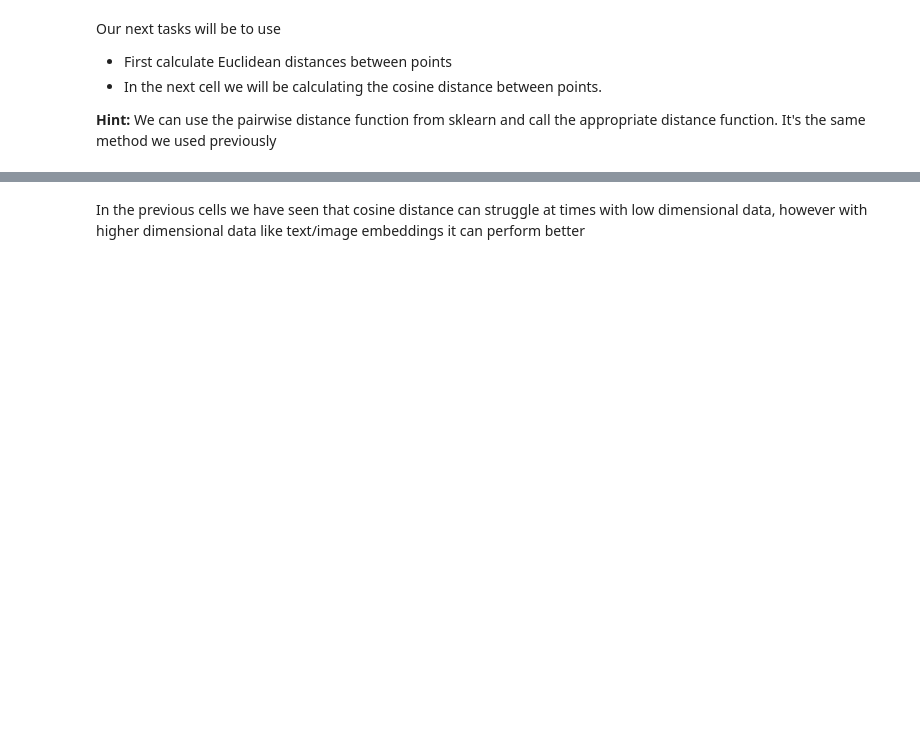
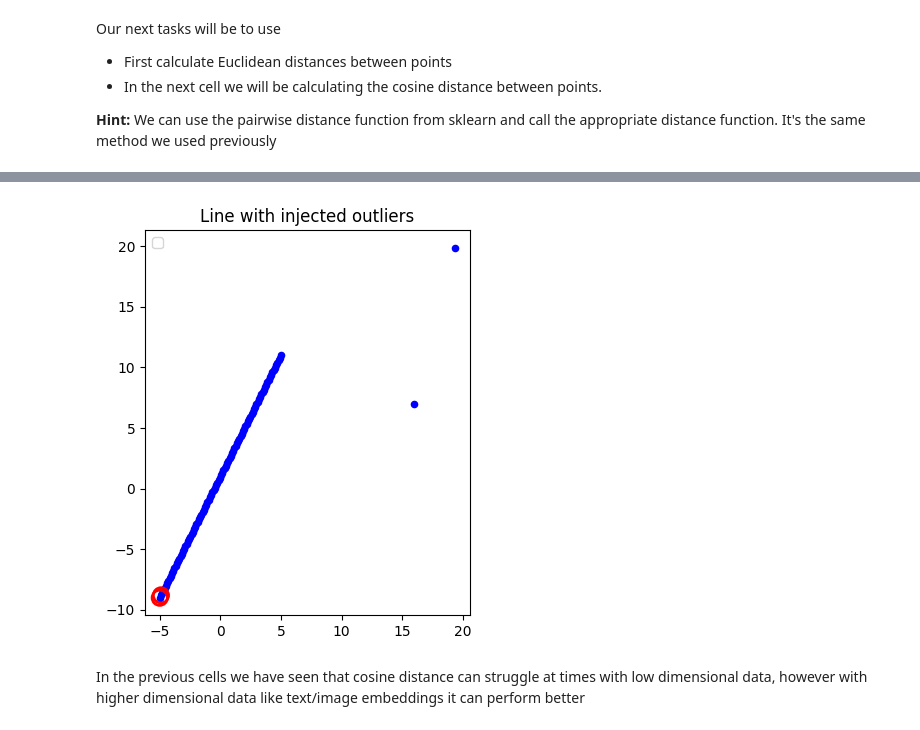
Before and after one commit to CS506-Boston-University/lab2-leeyi45, a Jupyter notebook: Lab_2.ipynb, the cells around one changed output, grey strips where cells are left out. Cells and saved outputs as stored; diff of their text form; code cells hidden in the pictures; blank space fills up the shorter version.

```diff
--- a/Lab_2.ipynb
+++ b/Lab_2.ipynb
@@ -385,36 +385,38 @@ xs = np.linspace(-5, 5, n_points)
 ys = 2 * xs + 1
 line_points = np.column_stack((xs, ys))
 
 # --- 2. Add outliers ---
 n_outliers = 2
 rng = np.random.default_rng(42)
 outliers = rng.uniform(low=[-15, -15], high=[25, 35], size=(n_outliers, 2))
 
 # --- 3. Combine ---
 X = np.vstack([line_points, outliers])
 labels = np.array([0]*len(line_points) + [-1]*len(outliers))  # mark outliers as -1
 
 # TO-DO
 # --- Compute pairwise Cosine distances ---
-D =
+D = pairwise_distances(X, None, 'cosine')
 
 # TO-DO
 # Distance profile: average distance to all other points
-mean_dist =
+mean_dist = D.mean(axis=1)
 
 # TO-DO
 # Identify potential outliers (top-2 by average distance)
-outlier_indices =
+outlier_indices = np.argsort(mean_dist)[-2:][::-1]
 
 # --- 4. Visualize ---
 plt.figure(figsize=(7,5))
 plt.scatter(X[:,0], X[:,1], c="blue", s=20)
 plt.scatter(X[outlier_indices,0], X[outlier_indices,1], facecolors="none", edgecolors="red",
             s=120, linewidths=2)
 plt.legend()
 plt.gca().set_aspect("equal")
 plt.title("Line with injected outliers")
 plt.show()
+# %% [output]
+[figure, added]
 # %% [markdown]
 In the previous cells we have seen that cosine distance can struggle at times with low dimensional data, however with higher dimensional data like text/image embeddings it can perform better
 # %% [markdown]
```
Also changed, not shown: parts of 4 cells of this notebook.
